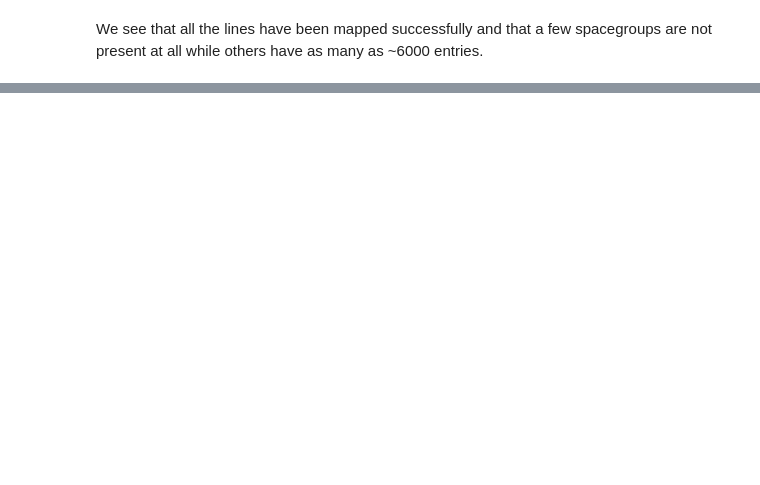
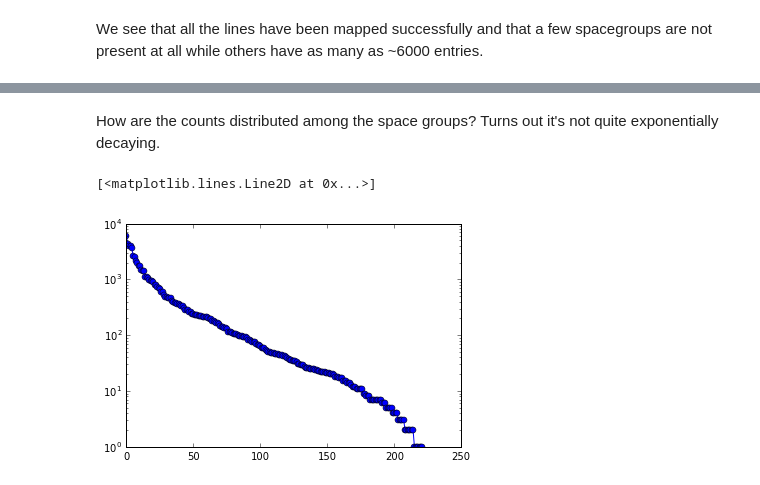
Before and after one commit to bismayan/MaterialsMachineLearning, a Jupyter notebook: Cleaning_spacegroups.ipynb, the cells around one changed output, grey strips where cells are left out. Saved outputs shown, nothing was run; the diff lists cells and outputs as text; code cells hidden in the pictures; blank space fills up the shorter version.

Commit message:
Additional spacegroup analysis in Cleaning_spacegroups.ipynb

```diff
--- a/Cleaning_spacegroups.ipynb
+++ b/Cleaning_spacegroups.ipynb
@@ -61,0 +64,7 @@ We see that all the lines have been mapped successfully and that a few spacegrou
+# %%
+sg_counts = sorted(enumerate(count_f,1), key = lambda x: x[1], reverse = True)
+print(" SG Count")
+print("--- -----")
+for i in range(20):
+    sg,count = sg_counts[i]
+    print("{:3}  {:4}".format(sg, count))
@@ -61,0 +89,7 @@ We see that all the lines have been mapped successfully and that a few spacegrou
+# %% [markdown]
+How are the counts distributed among the space groups? Turns out it's not quite exponentially decaying.
+# %%
+plt.semilogy(range(len(sg_counts)), [e[1] for e in sg_counts], "o-")
+# %% [output]
+[<matplotlib.lines.Line2D at 0x...>]
+[figure, added]
```
Also changed, not shown: parts of 3 cells of this notebook.
